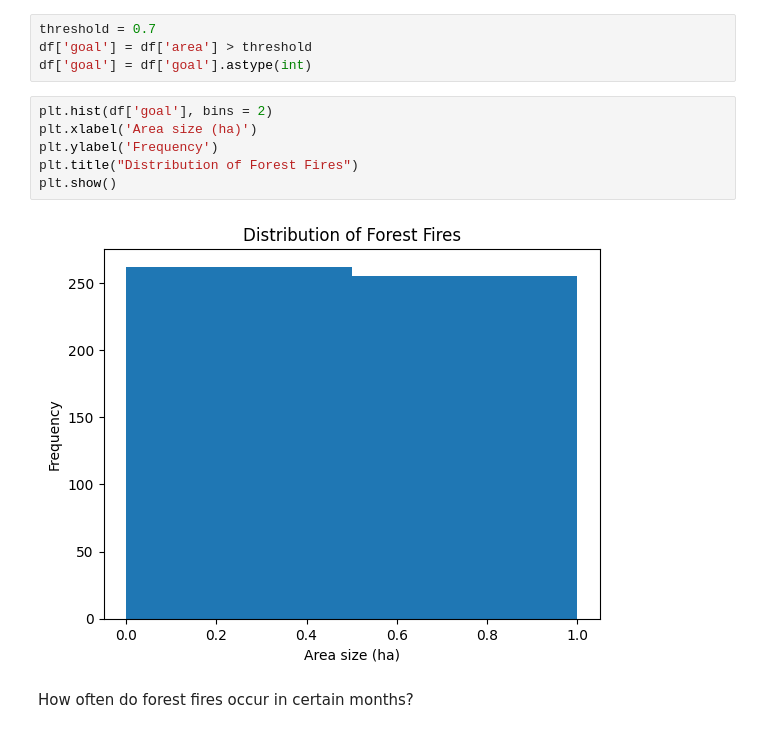
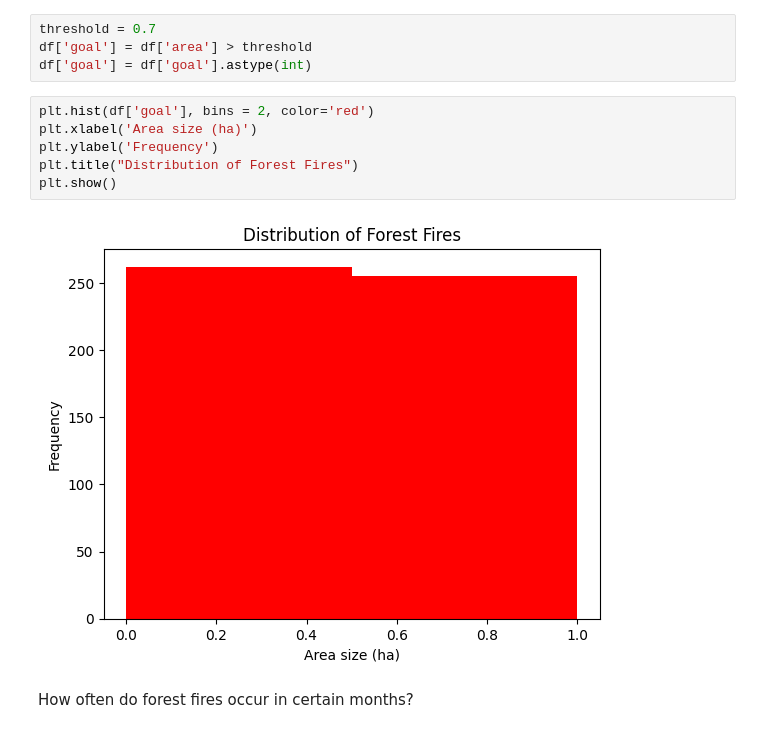
Before and after one commit to Matthewtershi/tamuhack24, a Jupyter notebook: main.ipynb, the cells around one changed output. Cells and saved outputs as stored; diff of their text form.

```diff
--- a/main.ipynb
+++ b/main.ipynb
@@ -44,13 +44,13 @@ threshold = 0.7
 df['goal'] = df['area'] > threshold
 df['goal'] = df['goal'].astype(int)
 # %%
-plt.hist(df['goal'], bins = 2)
+plt.hist(df['goal'], bins = 2, color='red')
 plt.xlabel('Area size (ha)')
 plt.ylabel('Frequency')
 plt.title("Distribution of Forest Fires")
 plt.show()
 # %% [output]
-[figure, old version]
+[figure, new version]
 # %% [markdown]
 How often do forest fires occur in certain months?
 # %%
```
Also changed, not shown: parts of 33 cells of this notebook.
